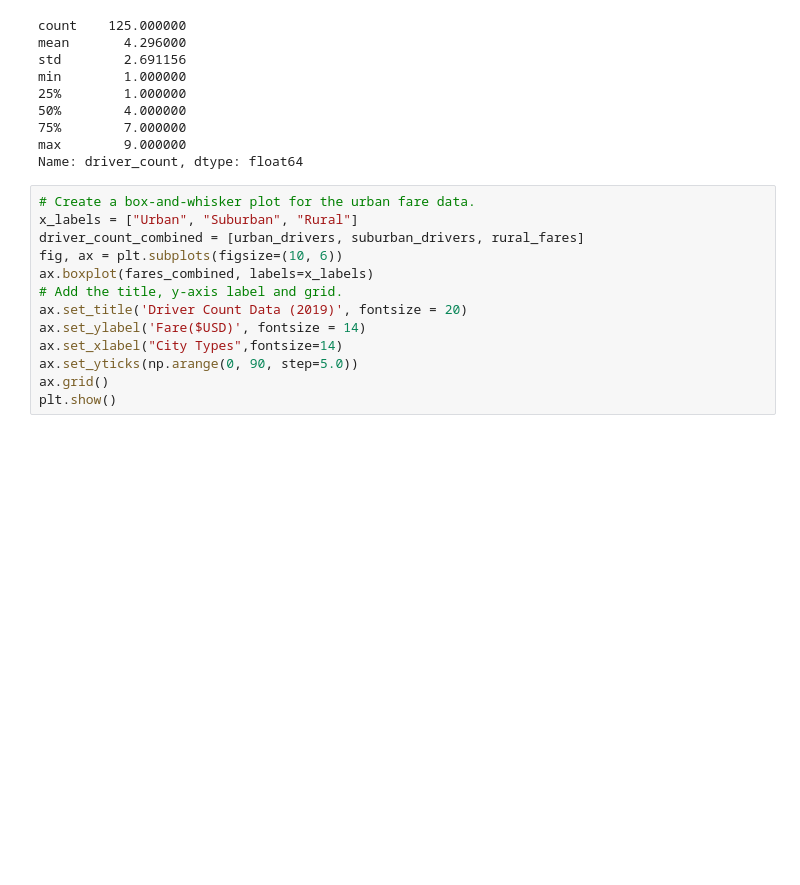
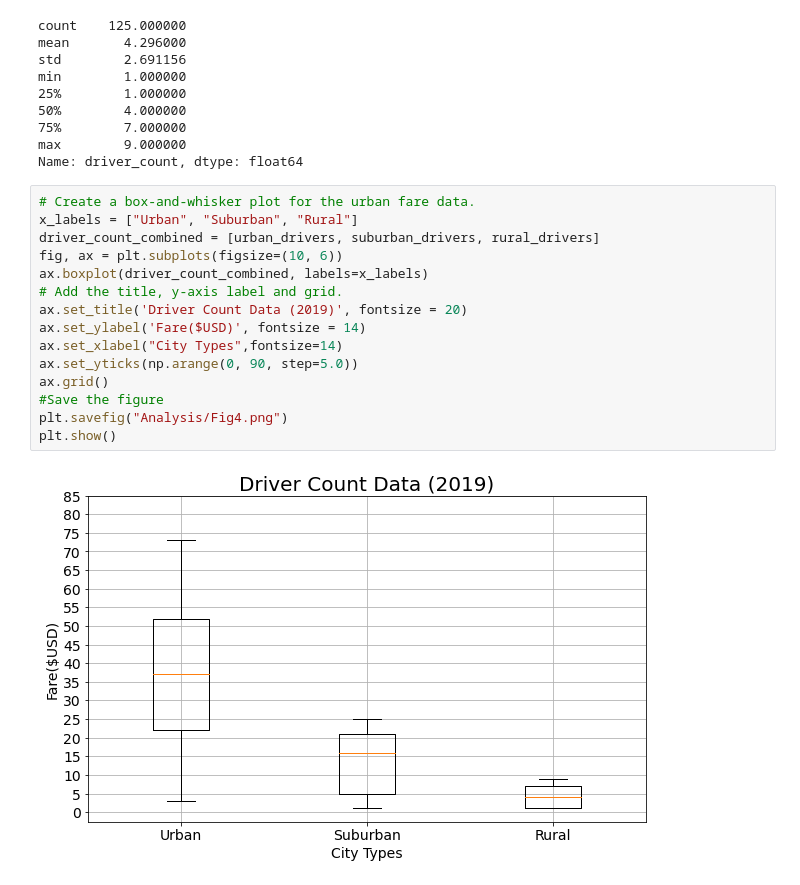
Before and after one commit to danjoyce6/PyBer_Analysis, a Jupyter notebook: PyBer.ipynb, the cells around one changed output. Cells and saved outputs as stored; diff of their text form; blank space fills up the shorter version.

```diff
--- a/PyBer.ipynb
+++ b/PyBer.ipynb
@@ -851,13 +852,17 @@ Name: driver_count, dtype: float64
 # %%
 # Create a box-and-whisker plot for the urban fare data.
 x_labels = ["Urban", "Suburban", "Rural"]
-driver_count_combined = [urban_drivers, suburban_drivers, rural_fares]
+driver_count_combined = [urban_drivers, suburban_drivers, rural_drivers]
 fig, ax = plt.subplots(figsize=(10, 6))
-ax.boxplot(fares_combined, labels=x_labels)
+ax.boxplot(driver_count_combined, labels=x_labels)
 # Add the title, y-axis label and grid.
 ax.set_title('Driver Count Data (2019)', fontsize = 20)
 ax.set_ylabel('Fare($USD)', fontsize = 14)
 ax.set_xlabel("City Types",fontsize=14)
 ax.set_yticks(np.arange(0, 90, step=5.0))
 ax.grid()
+#Save the figure
+plt.savefig("Analysis/Fig4.png")
 plt.show()
+# %% [output]
+[figure, added]
```
Also changed, not shown: parts of 8 cells of this notebook.
